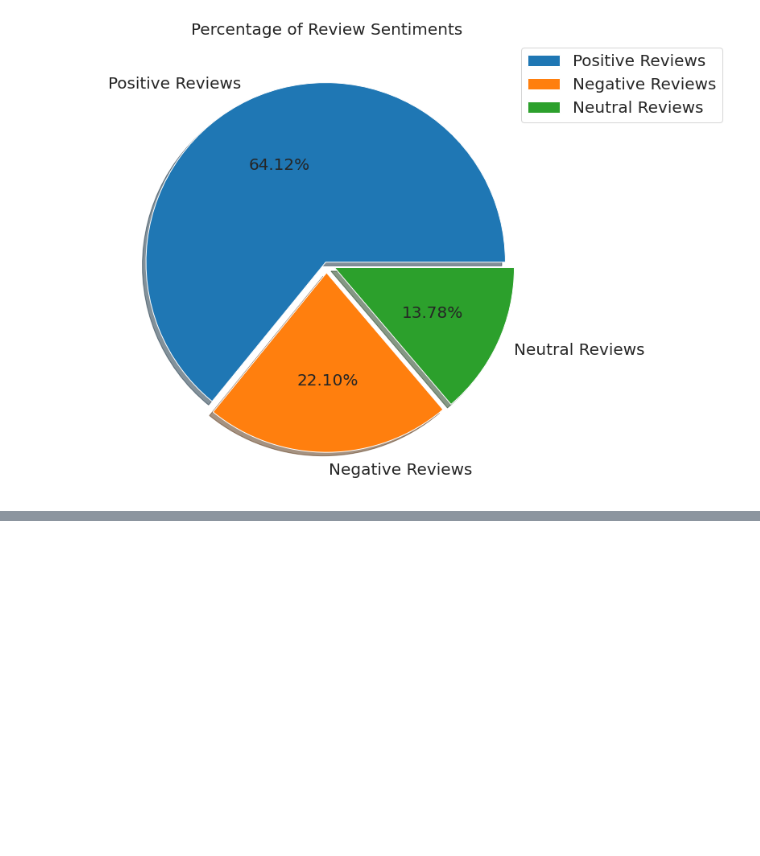
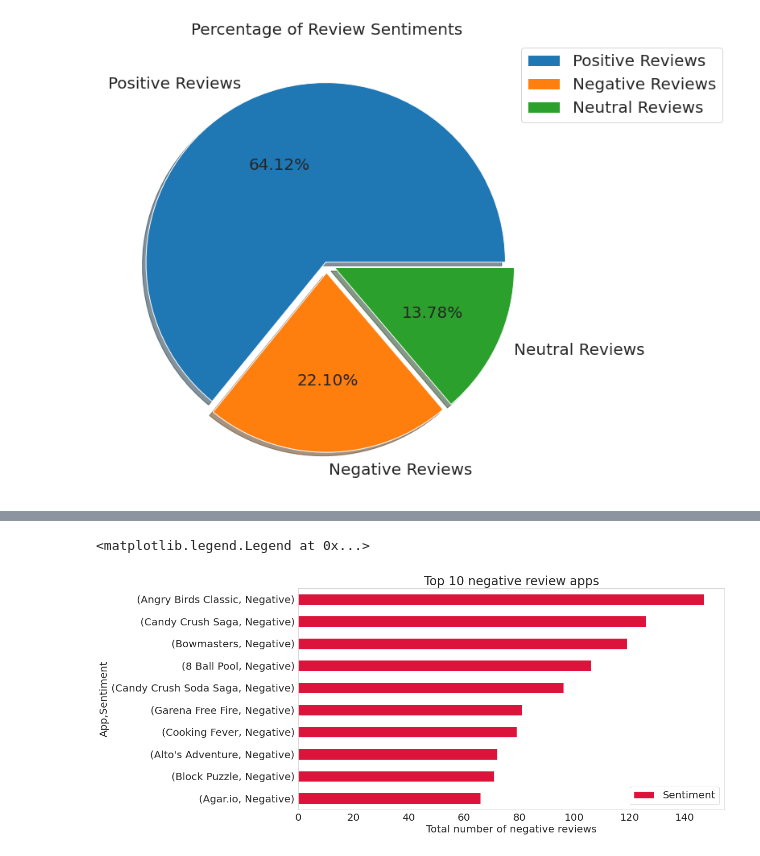
Before and after one commit to KushalChakraborty1995/Play_Store_App_Review_Analysis, a Jupyter notebook: Copy_of_Play_Store_App_Review_Analysis_Capstone_Project_by_kushal.ipynb, the cells around one changed output, grey strips where cells are left out. Cells and saved outputs as stored; diff of their text form; code cells hidden in the pictures; blank space fills up the shorter version.

```diff
--- a/Copy_of_Play_Store_App_Review_Analysis_Capstone_Project_by_kushal.ipynb
+++ b/Copy_of_Play_Store_App_Review_Analysis_Capstone_Project_by_kushal.ipynb
@@ -1086,0 +1118,3 @@ plt.show()
+# %%
+negative_ur_df=ur_data_df[ur_data_df['Sentiment']=='Negative']
+negative_ur_df
@@ -1086,0 +1135,8 @@ plt.show()
+# %%
+negative_ur_df.groupby('App')['Sentiment'].value_counts().nlargest(10).plot.barh(figsize=(15,8),color='crimson').invert_yaxis()
+plt.title("Top 10 negative review apps")
+plt.xlabel('Total number of negative reviews')
+plt.legend()
+# %% [output]
+<matplotlib.legend.Legend at 0x...>
+[figure, added]
```
Also changed, not shown: parts of 13 cells of this notebook.
